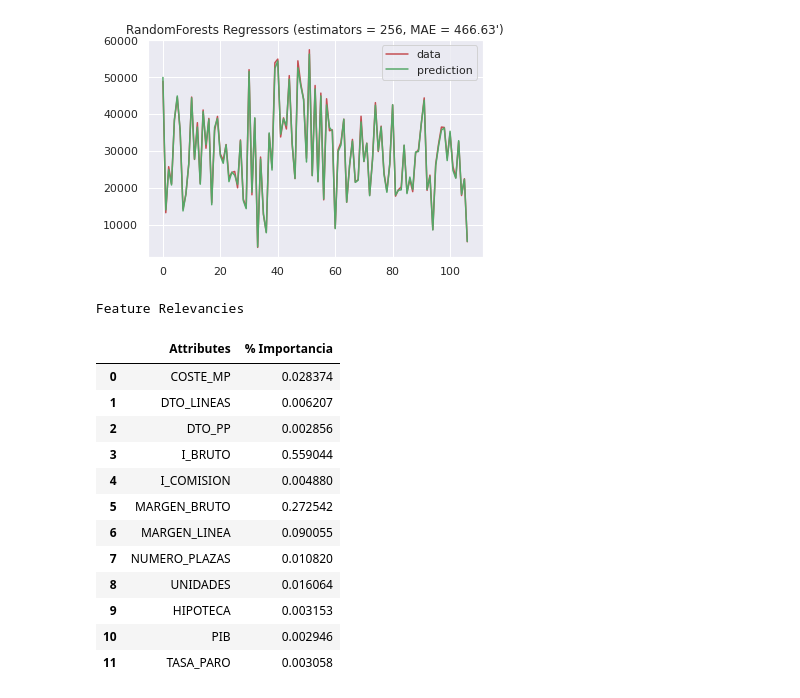
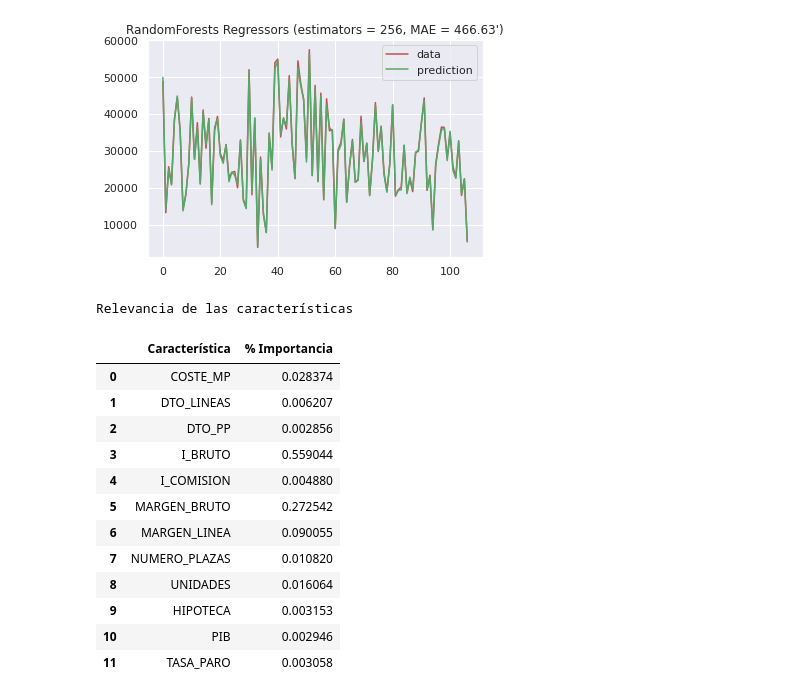
Before and after one commit to pacogp/TFM, a Jupyter notebook: importancia_importe_comisiones.ipynb, the cells around one changed output. Drawn from its saved outputs; the diff is of its cells as text; code cells hidden in the pictures.

```diff
--- a/importancia_importe_comisiones.ipynb
+++ b/importancia_importe_comisiones.ipynb
@@ -253,14 +253,14 @@ plt.show()
 [figure]
 # %%
 # FEATURE RELEVANCIES
-print ('Feature Relevancies')
-pd.DataFrame({'Attributes': ( 'COSTE_MP', 'DTO_LINEAS', 'DTO_PP',
+print ('Relevancia de las características')
+pd.DataFrame({'Característica': ( 'COSTE_MP', 'DTO_LINEAS', 'DTO_PP',
                               'I_BRUTO', 'I_COMISION', 'MARGEN_BRUTO', 'MARGEN_LINEA',
                               'NUMERO_PLAZAS', 'UNIDADES', 'HIPOTECA', 'PIB', 'TASA_PARO') ,
               '% Importancia': regressor.feature_importances_})
 # %% [output]
-Feature Relevancies
+Relevancia de las características
-|  | Attributes | % Importancia |
+|  | Característica | % Importancia |
 | 0 | COSTE_MP | 0.028374 |
 | 1 | DTO_LINEAS | 0.006207 |
 | 2 | DTO_PP | 0.002856 |
```
Also changed, not shown: parts of 5 cells of this notebook.
